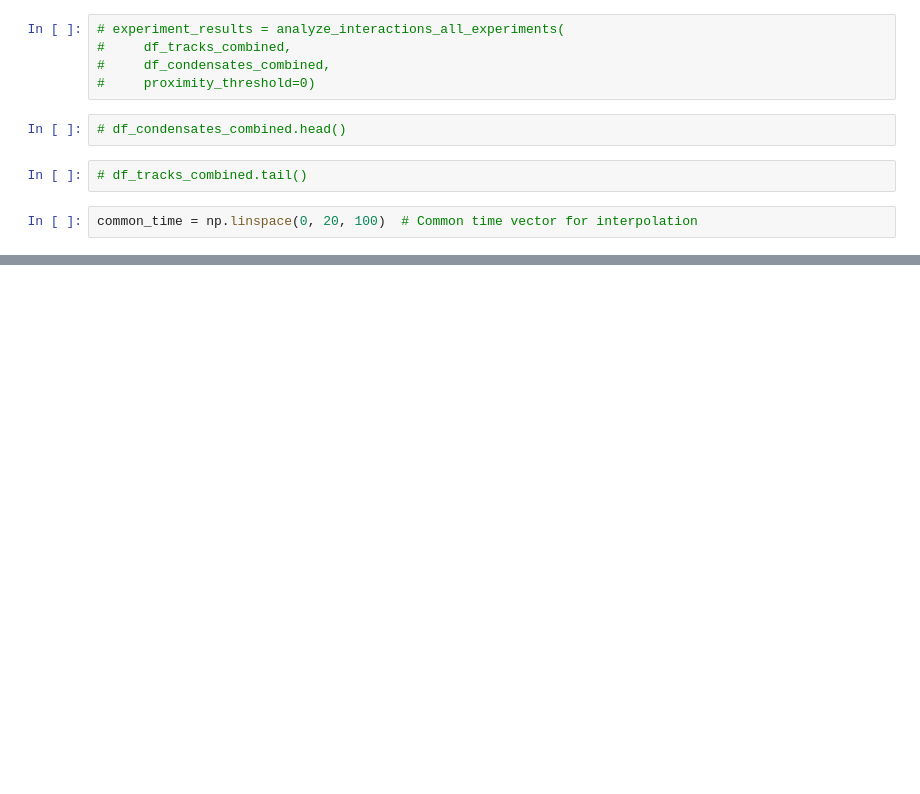
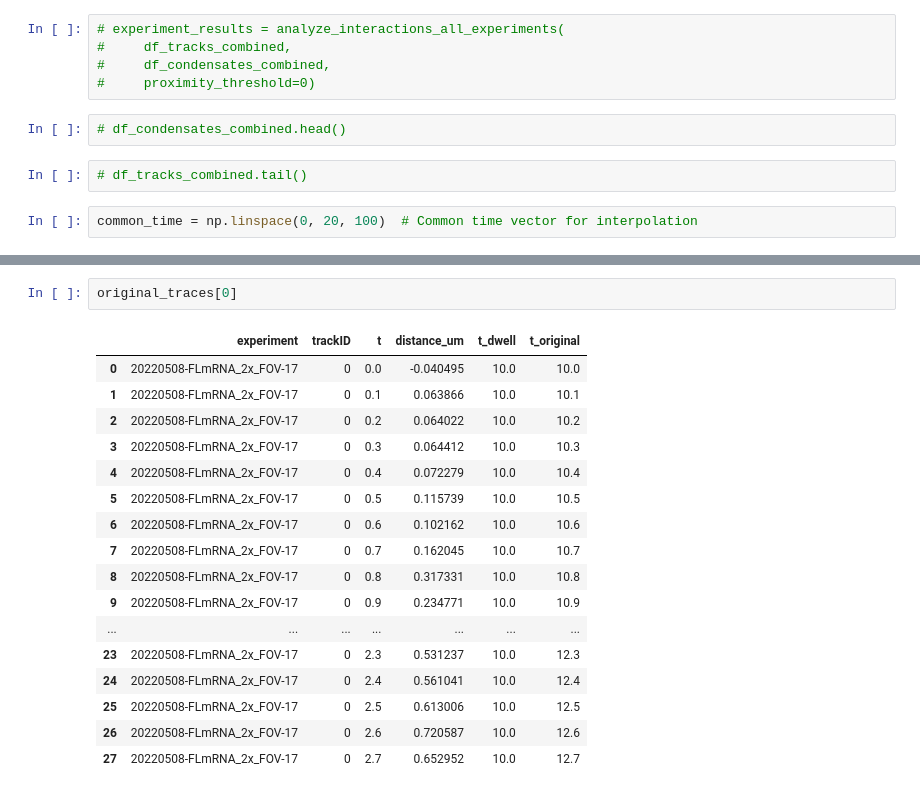
Before and after one commit to walterlab-um/RNA_SPT_in_cellular_condensates, a Jupyter notebook: Trajectories_clustering_analysis_v2.ipynb, the cells around one changed output, grey strips where cells are left out. Cells and saved outputs as stored; diff of their text form; blank space fills up the shorter version.

```diff
--- a/Trajectories_clustering_analysis_v2.ipynb
+++ b/Trajectories_clustering_analysis_v2.ipynb
@@ -159,0 +180,20 @@ Cluster 3: Closest trace index 2739 with max distance 0.11 μm
+# %%
+original_traces[0]
+# %% [output]
+|  | experiment | trackID | t | distance_um | t_dwell | t_original |
+| 0 | 20220508-FLmRNA_2x_FOV-17 | 0 | 0.0 | -0.040495 | 10.0 | 10.0 |
+| 1 | 20220508-FLmRNA_2x_FOV-17 | 0 | 0.1 | 0.063866 | 10.0 | 10.1 |
+| 2 | 20220508-FLmRNA_2x_FOV-17 | 0 | 0.2 | 0.064022 | 10.0 | 10.2 |
+| 3 | 20220508-FLmRNA_2x_FOV-17 | 0 | 0.3 | 0.064412 | 10.0 | 10.3 |
+| 4 | 20220508-FLmRNA_2x_FOV-17 | 0 | 0.4 | 0.072279 | 10.0 | 10.4 |
+| 5 | 20220508-FLmRNA_2x_FOV-17 | 0 | 0.5 | 0.115739 | 10.0 | 10.5 |
+| 6 | 20220508-FLmRNA_2x_FOV-17 | 0 | 0.6 | 0.102162 | 10.0 | 10.6 |
+| 7 | 20220508-FLmRNA_2x_FOV-17 | 0 | 0.7 | 0.162045 | 10.0 | 10.7 |
+| 8 | 20220508-FLmRNA_2x_FOV-17 | 0 | 0.8 | 0.317331 | 10.0 | 10.8 |
+| 9 | 20220508-FLmRNA_2x_FOV-17 | 0 | 0.9 | 0.234771 | 10.0 | 10.9 |
+| ... | ... | ... | ... | ... | ... | ... |
+| 23 | 20220508-FLmRNA_2x_FOV-17 | 0 | 2.3 | 0.531237 | 10.0 | 12.3 |
+| 24 | 20220508-FLmRNA_2x_FOV-17 | 0 | 2.4 | 0.561041 | 10.0 | 12.4 |
+| 25 | 20220508-FLmRNA_2x_FOV-17 | 0 | 2.5 | 0.613006 | 10.0 | 12.5 |
+| 26 | 20220508-FLmRNA_2x_FOV-17 | 0 | 2.6 | 0.720587 | 10.0 | 12.6 |
+| 27 | 20220508-FLmRNA_2x_FOV-17 | 0 | 2.7 | 0.652952 | 10.0 | 12.7 |
```
Also changed, not shown: parts of 8 cells of this notebook, 7 other files.
